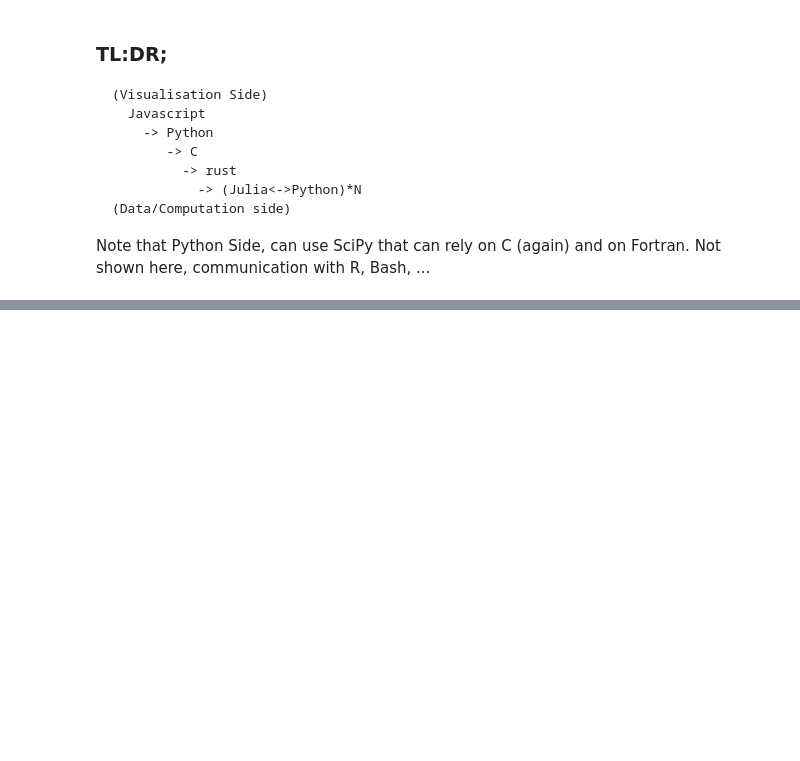
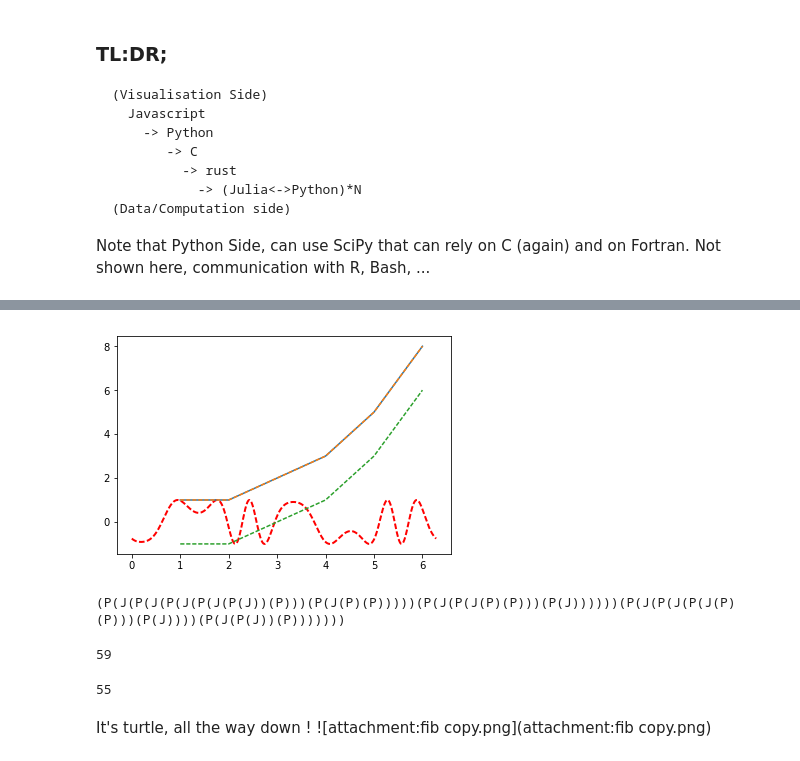
Before and after one commit to Carreau/talks, a Jupyter notebook: pybay-22-August-2016/Cross Language Integration.ipynb, the cells around one changed output, grey strips where cells are left out. Cells and saved outputs as stored; diff of their text form; code cells hidden in the pictures; blank space fills up the shorter version.

Commit message:
'Move Julia to the end'

```diff
--- a/pybay-22-August-2016/Cross Language Integration.ipynb
+++ b/pybay-22-August-2016/Cross Language Integration.ipynb
@@ -352,0 +329,35 @@ Turn this notebook into a presentation
+# %%
+fig = %julia fig           # Python % Julia
+fig.axes[0].plot(X[:6],(Y[:6]-2),'--')
+fig                              # Python
+# %% [output]
+[figure, added]
+# %%
+from __future__ import print_function
+
+jlfib = %julia _fib(n, pyfib) = n < 2 ? 1 : pyfib(n-1, _fib) + pyfib(n-2, _fib)
+
+def pyfib(n, _fib):
+    print('(P', end='')
+    if n < 2:
+         r = n
+    else:
+        print('(J', end='')
+        r =  _fib(n-1, pyfib) + cfib(n-2)
+        print(')',end='')
+    print(')',end='')
+    return r
+
+fibonacci = lambda x: pyfib(x, jlfib)
+
+fibonacci(10)
+# %% [output]
+(P(J(P(J(P(J(P(J(P(J))(P)))(P(J(P)(P)))))(P(J(P(J(P)(P)))(P(J))))))(P(J(P(J(P(J(P)(P)))(P(J))))(P(J(P(J))(P)))))))
+59
+# %%
+cfib(10)
+# %% [output]
+55
+# %% [markdown]
+It's turtle, all the way down !
+![attachment:fib copy.png](attachment:fib copy.png)
```
Also changed, not shown: parts of 47 cells of this notebook.
